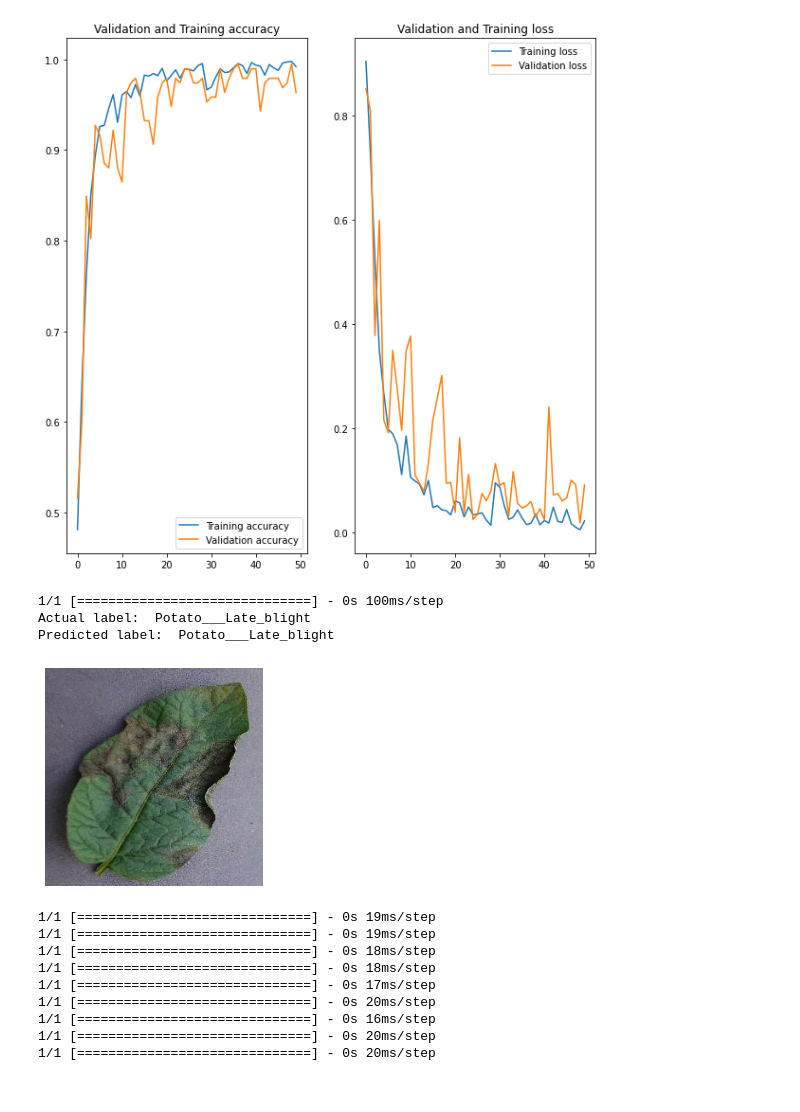
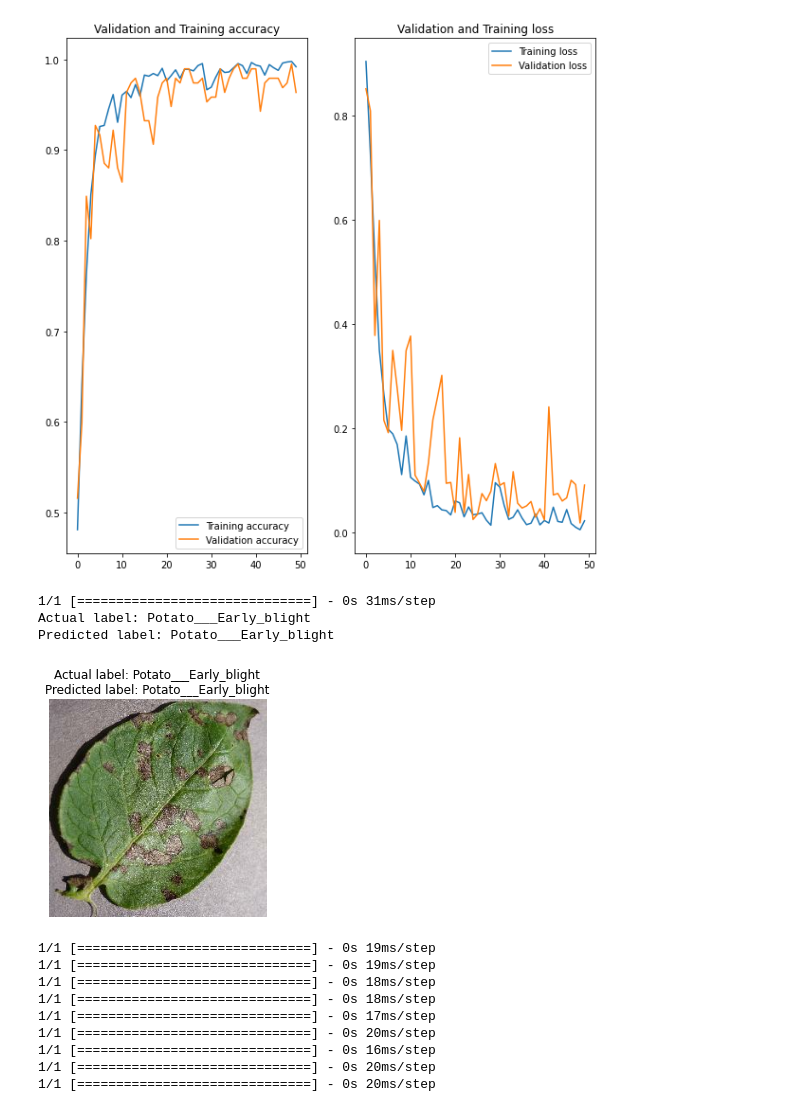
Before and after one commit to Micky373/potato_disease_classification_using_deep_learning, a Jupyter notebook: notebooks/EDA_model_training_and_saving.ipynb, the cells around one changed output. Saved outputs shown, nothing was run; the diff lists cells and outputs as text; code cells hidden in the pictures.

```diff
--- a/notebooks/EDA_and_model_training.ipynb
+++ b/notebooks/EDA_model_training_and_saving.ipynb
@@ -231,20 +231,24 @@ fig.savefig(file_path + f'/charts/validation_and_training_losses.jpg')
 # %%
 for img_batch,label_batch in train_ds.take(1):
 
   first_img = img_batch[0].numpy().astype('uint')
   first_label = label_batch[0].numpy()
   batch_prediction = model.predict(img_batch)
-  print('Actual label: ', class_names[first_label])
-  print('Predicted label: ', class_names[np.argmax(batch_prediction[0])])
+  actual = 'Actual label: ' + class_names[first_label]
+  predicted = 'Predicted label: ' + class_names[np.argmax(batch_prediction[0])]
+  plot_title = actual + '\n' + predicted
+  print(actual)
+  print(predicted)
   plt.imshow(first_img)
+  plt.title(plot_title)
   plt.axis('off')
 
   plt.savefig(file_path + f'/charts/single_image_prediction.jpg')
 # %% [output]
-1/1 [==============================] - 0s 100ms/step
-Actual label:  Potato___Late_blight
-Predicted label:  Potato___Late_blight
+1/1 [==============================] - 0s 31ms/step
+Actual label: Potato___Early_blight
+Predicted label: Potato___Early_blight
-[figure, old version]
+[figure, new version]
 # %%
 plt.figure(figsize=(15,15))
 
```
Also changed, not shown: parts of 1 cell of this notebook.
